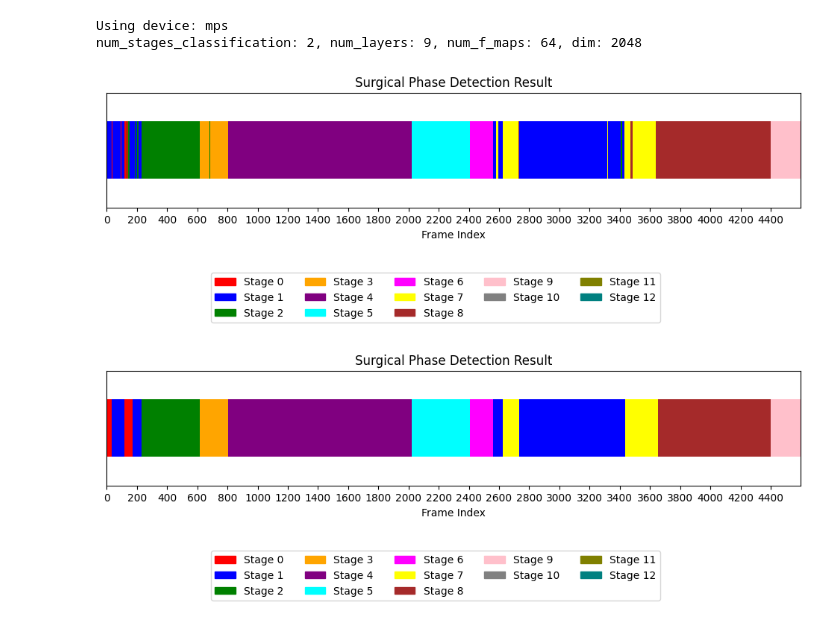
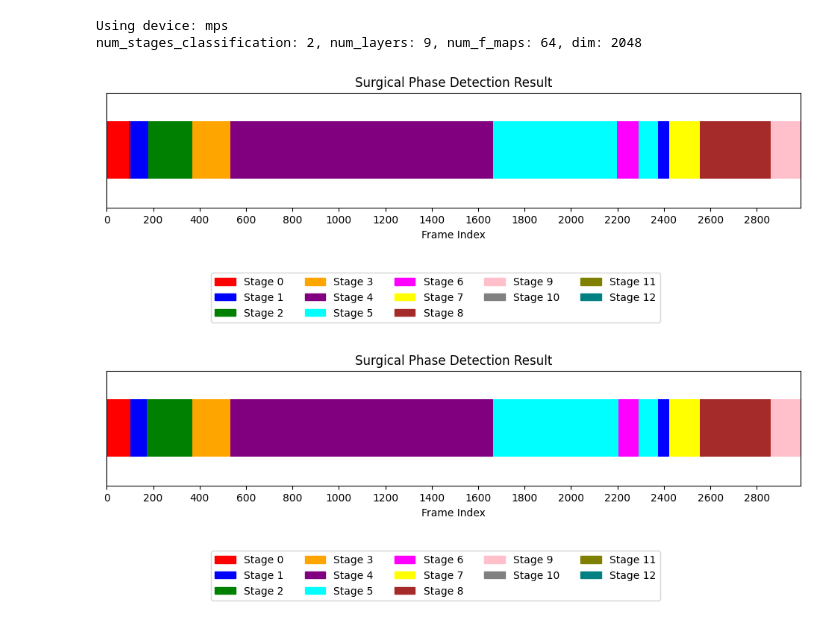
Before and after one commit to wht0703/TeCNO, a Jupyter notebook: test_tcn.ipynb, the cells around one changed output. Saved outputs shown, nothing was run; the diff lists cells and outputs as text; code cells hidden in the pictures.

```diff
--- a/test_tcn.ipynb
+++ b/test_tcn.ipynb
@@ -10,9 +10,9 @@ from pycm.utils import axes_gen
 
 from models.mstcn import MultiStageModel
 
-ckpt_path = './logs/250428-150256_TeCNO_Cataract101_mstcn_MultiStageModel/checkpoints/epoch=24-val_loss=1.53.ckpt'
+ckpt_path = './logs/250410-194937_TeCNO_Cataract101_mstcn_MultiStageModel/checkpoints/epoch=23-val_loss=1.52.ckpt'
 
-video_path = f'logs/250428-095621_FeatureExtraction_Cataract101FeatureExtract_cnn_OneHeadResNet50Model/cataract_pickle_export'
+video_path = f'logs/250410-140616_FeatureExtraction_Cataract101FeatureExtract_cnn_OneHeadResNet50Model/cataract_pickle_export'
 
 test_set = [(
         f"{video_path}/{1:.1f}fps/video_{i}_{1:.1f}fps.pkl"
@@ -227,33 +227,33 @@ def plot_surgical_phases(labels):
     for start, end, lbl in groups:
         width = end - start + 1
         color = fixed_color_mapping.get(lbl, 'black')  # default to black if not mapped
         ax.add_patch(patches.Rectangle((start, bar_y), width, bar_height,
                                        facecolor=color, edgecolor='none'))
 
     ax.set_xlim(0, num_frames)
     ax.set_ylim(0, 1)
     ax.set_xlabel('Frame Index')
     ax.set_title('Surgical Phase Detection Result')
     ax.set_xticks(np.arange(0, num_frames, 200))
     ax.set_yticks([])
     legend_handles = []
     for phase, color in fixed_color_mapping.items():
         legend_handles.append(patches.Patch(color=color, label=f'Stage {phase}'))
     ax.legend(
         handles=legend_handles,
         loc="lower left",
         bbox_to_anchor=(0.15, -1, num_frames, 0.5),
         ncol=5,
         borderaxespad=0.
     )
     plt.show()
 
 
-pred, gt = inference(87)
+pred, gt = inference(86)
 plot_surgical_phases(pred)
 plot_surgical_phases(gt)
 # %% [output]
 Using device: mps
 num_stages_classification: 2, num_layers: 9, num_f_maps: 64, dim: 2048
-[figure, old version]
+[figure, new version]
-[figure, old version]
+[figure, new version]
```
Also changed, not shown: parts of 1 cell of this notebook, 4 other files.
